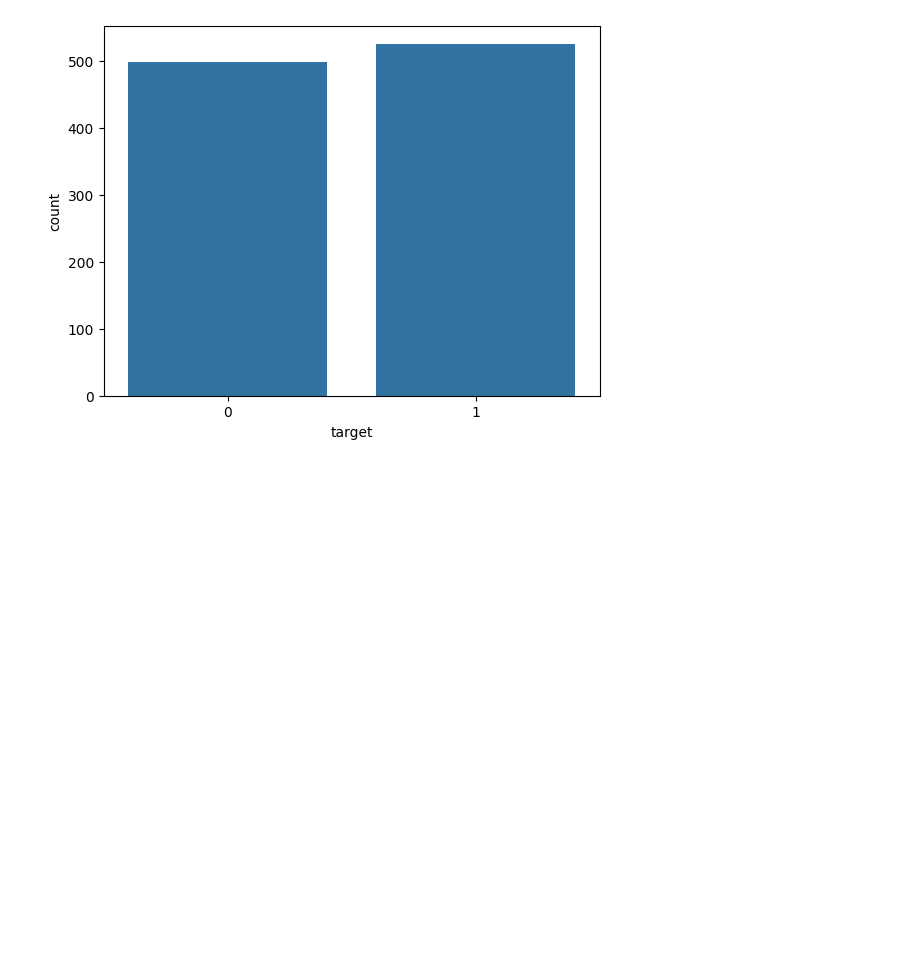
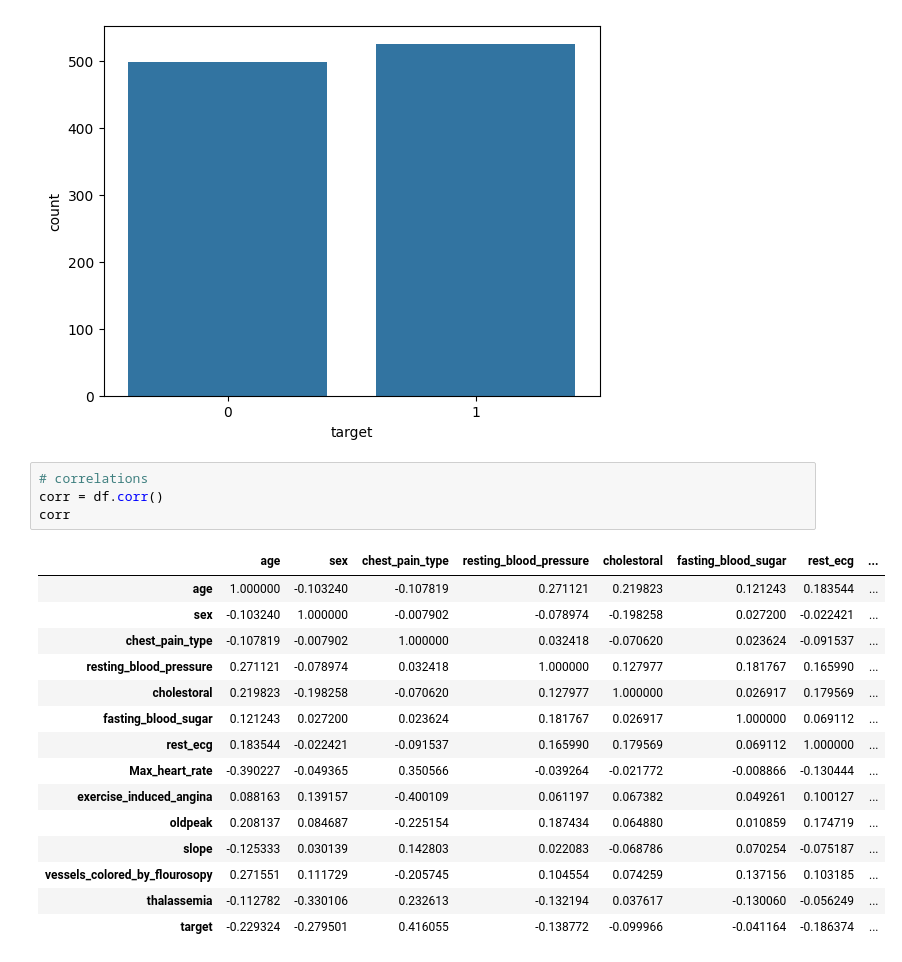
Before and after one commit to yanicodeverse/heart_disease, a Jupyter notebook: HD.ipynb, the cells around one changed output. Cells and saved outputs as stored; diff of their text form; blank space fills up the shorter version.

```diff
--- a/HD.ipynb
+++ b/HD.ipynb
@@ -201,3 +207,23 @@ sns.countplot(x='target', data=df)
 # %% [output]
 <Axes: xlabel='target', ylabel='count'>
 [figure]
+# %%
+# correlations
+corr = df.corr()
+corr
+# %% [output]
+|  | age | sex | chest_pain_type | resting_blood_pressure | cholestoral | fasting_blood_sugar | rest_ecg | ... |
+| age | 1.000000 | -0.103240 | -0.107819 | 0.271121 | 0.219823 | 0.121243 | 0.183544 | ... |
+| sex | -0.103240 | 1.000000 | -0.007902 | -0.078974 | -0.198258 | 0.027200 | -0.022421 | ... |
+| chest_pain_type | -0.107819 | -0.007902 | 1.000000 | 0.032418 | -0.070620 | 0.023624 | -0.091537 | ... |
+| resting_blood_pressure | 0.271121 | -0.078974 | 0.032418 | 1.000000 | 0.127977 | 0.181767 | 0.165990 | ... |
+| cholestoral | 0.219823 | -0.198258 | -0.070620 | 0.127977 | 1.000000 | 0.026917 | 0.179569 | ... |
+| fasting_blood_sugar | 0.121243 | 0.027200 | 0.023624 | 0.181767 | 0.026917 | 1.000000 | 0.069112 | ... |
+| rest_ecg | 0.183544 | -0.022421 | -0.091537 | 0.165990 | 0.179569 | 0.069112 | 1.000000 | ... |
+| Max_heart_rate | -0.390227 | -0.049365 | 0.350566 | -0.039264 | -0.021772 | -0.008866 | -0.130444 | ... |
+| exercise_induced_angina | 0.088163 | 0.139157 | -0.400109 | 0.061197 | 0.067382 | 0.049261 | 0.100127 | ... |
+| oldpeak | 0.208137 | 0.084687 | -0.225154 | 0.187434 | 0.064880 | 0.010859 | 0.174719 | ... |
+| slope | -0.125333 | 0.030139 | 0.142803 | 0.022083 | -0.068786 | 0.070254 | -0.075187 | ... |
+| vessels_colored_by_flourosopy | 0.271551 | 0.111729 | -0.205745 | 0.104554 | 0.074259 | 0.137156 | 0.103185 | ... |
+| thalassemia | -0.112782 | -0.330106 | 0.232613 | -0.132194 | 0.037617 | -0.130060 | -0.056249 | ... |
+| target | -0.229324 | -0.279501 | 0.416055 | -0.138772 | -0.099966 | -0.041164 | -0.186374 | ... |
```
Also changed, not shown: parts of 22 cells of this notebook, 1 other file.
